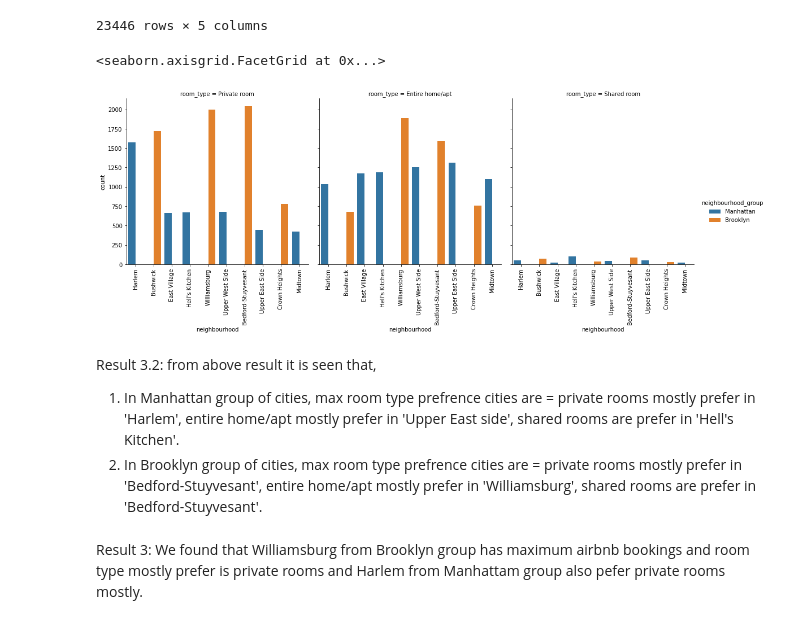
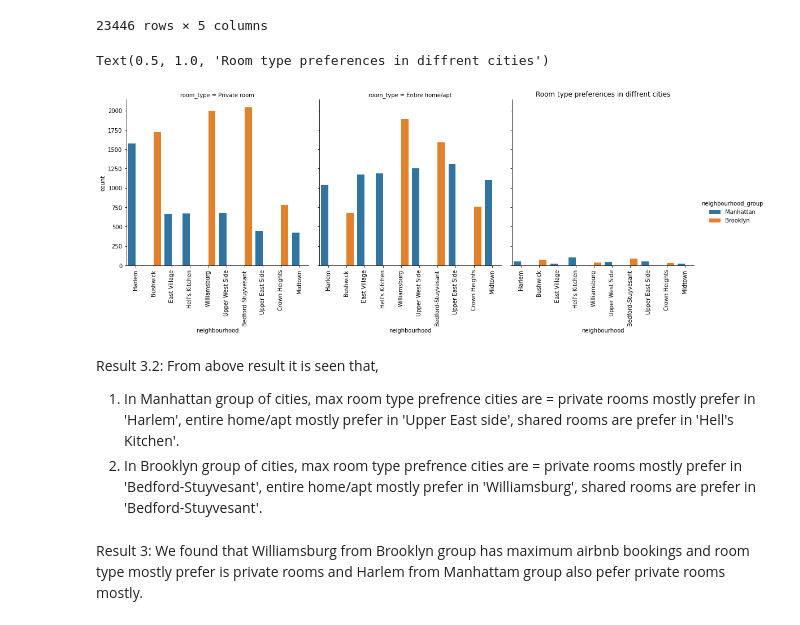
Before and after one commit to Mr-Premanand/Airbnb-Booking-Analysis, a Jupyter notebook: Airbnb_Bookings_Analysis_Capstone_Project.ipynb, the cells around one changed output. Saved outputs shown, nothing was run; the diff lists cells and outputs as text; code cells hidden in the pictures.

```diff
--- a/Airbnb_Bookings_Analysis_Capstone_Project.ipynb
+++ b/Airbnb_Bookings_Analysis_Capstone_Project.ipynb
@@ -383,14 +419,15 @@ top
 | 48894 | 68119814 | Manhattan | Hell's Kitchen | 0 | Private room |
 23446 rows × 5 columns
 # %%
-# Using catpot to visuaize
+# Using catplot plot the above result
 viz=sns.catplot(x='neighbourhood', hue='neighbourhood_group', col='room_type', data=top, kind='count')
 viz.set_xticklabels(rotation=90)
+plt.title("Room type preferences in diffrent cities")
 # %% [output]
-<seaborn.axisgrid.FacetGrid at 0x...>
+Text(0.5, 1.0, 'Room type preferences in diffrent cities')
-[figure, old version]
+[figure, new version]
 # %% [markdown]
-Result 3.2: from above result it is seen that,
+Result 3.2: From above result it is seen that,
 
 1. In Manhattan group of cities, max room type prefrence cities are =  private  rooms mostly prefer in 'Harlem', entire home/apt mostly prefer in 'Upper East  side', shared rooms are prefer in 'Hell's Kitchen'.
 2. In Brooklyn group of cities, max room type prefrence cities are =  private  rooms mostly prefer in 'Bedford-Stuyvesant', entire home/apt mostly prefer in 'Williamsburg', shared rooms are prefer in 'Bedford-Stuyvesant'.
```
Also changed, not shown: parts of 33 cells of this notebook.
